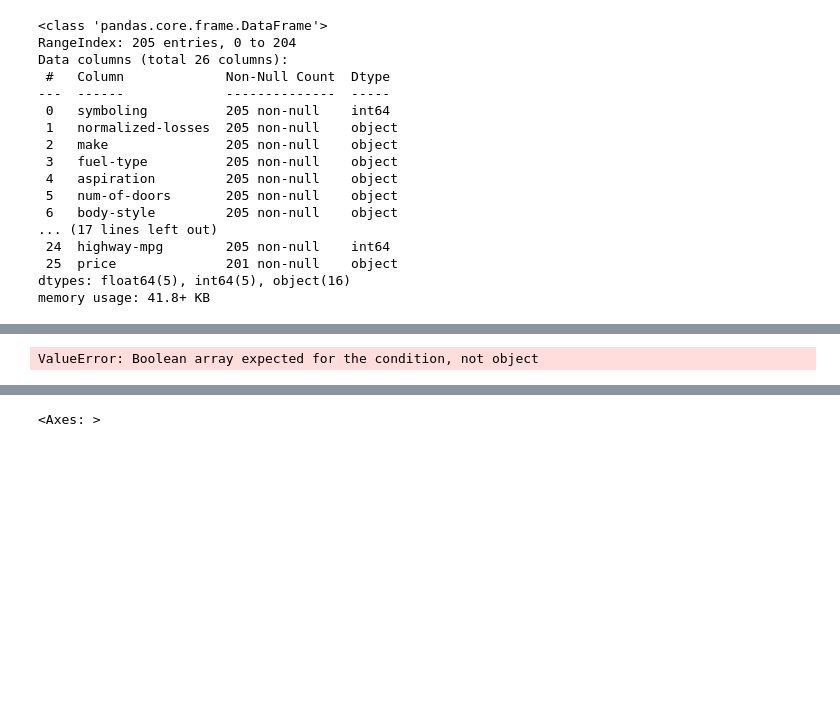
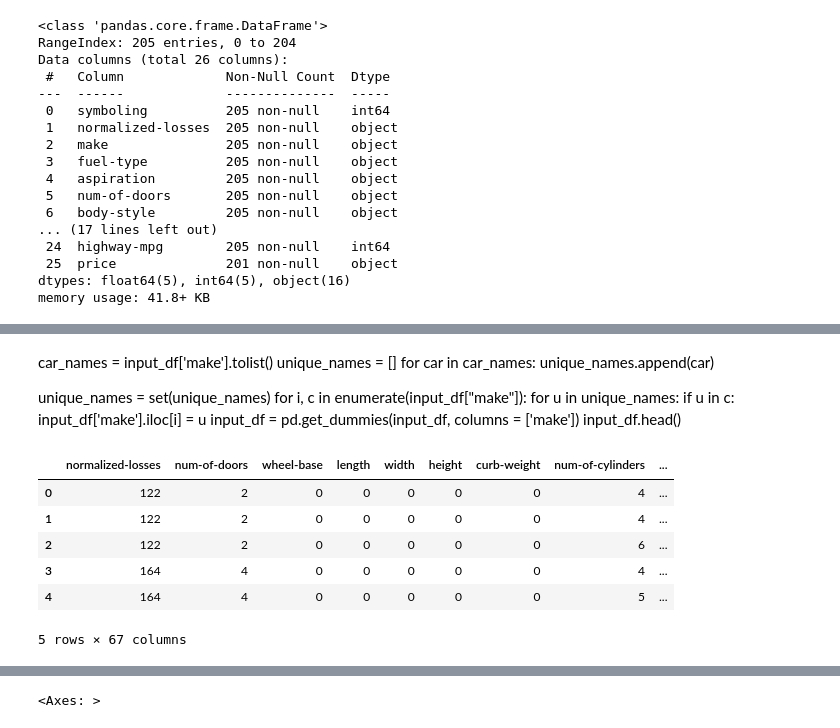
Before and after one commit to Krishil-Parikh/Bazinga_CodeClash, a Jupyter notebook: compute-task-b.ipynb, the cells around one changed output, grey strips where cells are left out. Drawn from its saved outputs; the diff is of its cells as text; code cells hidden in the pictures; blank space fills up the shorter version.

```diff
--- a/compute-task-b.ipynb
+++ b/compute-task-b.ipynb
@@ -303,12 +303,30 @@ input_df
 205 rows × 24 columns
-# %%
-encoder = OneHotEncoder().fit(input_df[categorical_columns])
-encoded_cols = list(encoder.get_feature_names_out(categorical_columns))
-input_df[encoded_cols]=encoder.transform(input_df[categorical_columns])
-input_df[encoded_cols]
-
-#label_encoder=LabelEncoder()
-#for col in categorical_columns:
- #   input_df[col]=label_encoder.fit_transform(input_df[col])
-# %% [output]
-ValueError: Boolean array expected for the condition, not object
+# %% [markdown]
+car_names = input_df['make'].tolist()
+unique_names = []
+for car in car_names:
+    unique_names.append(car)
+
+unique_names = set(unique_names)
+for i, c in enumerate(input_df["make"]):
+    for u in unique_names:
+        if u in c:
+            input_df['make'].iloc[i] = u
+input_df = pd.get_dummies(input_df, columns = ['make'])
+input_df.head()
+# %%
+df_encoded = pd.get_dummies(input_df, columns=['make','fuel-type', 'aspiration', 'body-style',
+                                         'drive-wheels', 'engine-location', 'engine-type',
+                                         'fuel-system'])
+
+# Display the first few rows of the encoded dataframe
+df_encoded = df_encoded.astype(int)
+df_encoded.head()
+# %% [output]
+|  | normalized-losses | num-of-doors | wheel-base | length | width | height | curb-weight | num-of-cylinders | ... |
+| 0 | 122 | 2 | 0 | 0 | 0 | 0 | 0 | 4 | ... |
+| 1 | 122 | 2 | 0 | 0 | 0 | 0 | 0 | 4 | ... |
+| 2 | 122 | 2 | 0 | 0 | 0 | 0 | 0 | 6 | ... |
+| 3 | 164 | 4 | 0 | 0 | 0 | 0 | 0 | 4 | ... |
+| 4 | 164 | 4 | 0 | 0 | 0 | 0 | 0 | 5 | ... |
+5 rows × 67 columns
```
Also changed, not shown: parts of 19 cells of this notebook.
